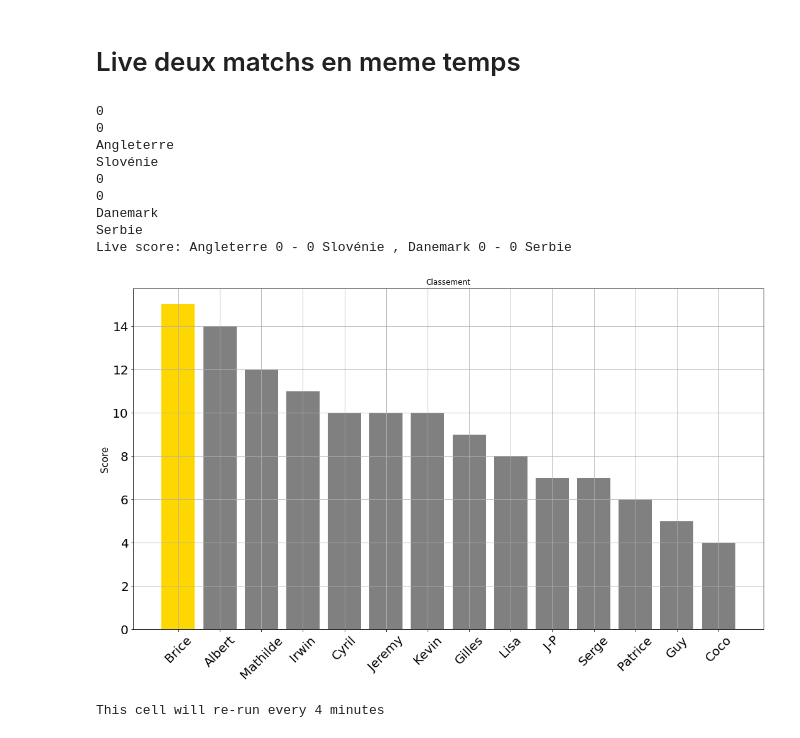
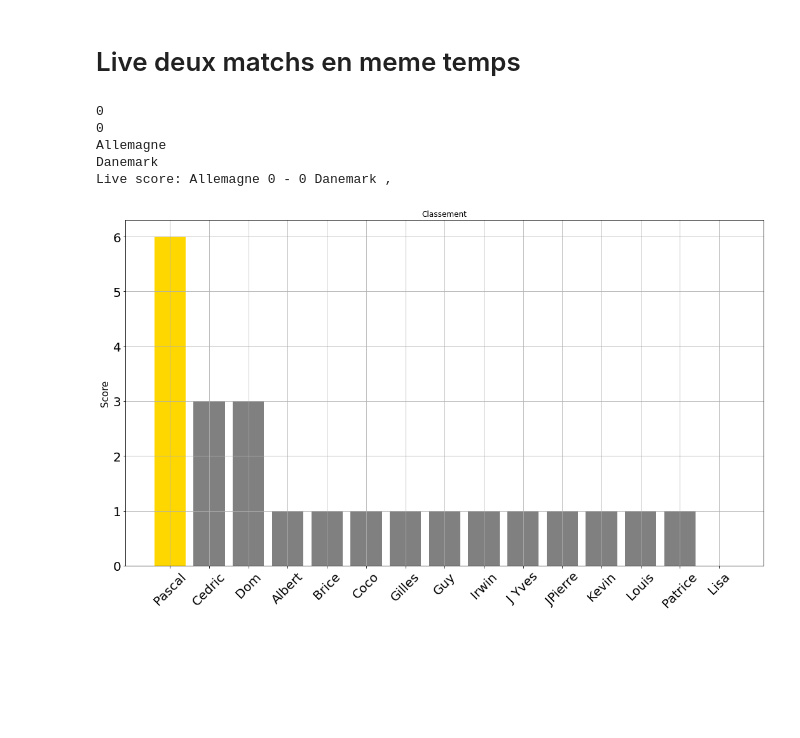
Before and after one commit to coraliegrobel/Classement, a Jupyter notebook: test2.ipynb, the cells around one changed output. Saved outputs shown, nothing was run; the diff lists cells and outputs as text; code cells hidden in the pictures; blank space fills up the shorter version.

Commit message:
Update classement plot

```diff
--- a/test2.ipynb
+++ b/test2.ipynb
@@ -40,17 +38,7 @@ for match in all_match:
     b = match + " score_final"
     df[b] = "Pas joué"
 # %%
-df["Georg - Tcheq score_final"] = "1-1"
-df["Turq- Port score_final"] = "0-3"
-df["Belg - Roum score_final"] = "2-0"
-df["Ecos - Hongr score_final"] = "0-1"
-df["Suis - All score_final"] = "1-1"
-df["Croat - Ita score_final"] = "1-1"
-df["Alban - Esp score_final"] = "0-1"
-df["Fra - Pol score_final"] = "1-1"
-df["Pays-B - Autri score_final"] = "2-3"
-df["Dan - Serb score_final"] = "0-0"
-df["Angl - Slo score_final"] = "0-0"
+df["Suisse-Italie score_final"] = "2-0"
 # %%
 for match in all_match:
     s = match + " points"
@@ -69,8 +57,7 @@ df['total_score'] = df[score_columns].sum(axis=1)
 # %% [markdown]
 # Affichage
 # %%
-affichage = ['Participants', 'Belg - Roum', 'Georg - Tcheq', 'Turq- Port',
-       'Ecos - Hongr', 'Suis - All', 'Croat - Ita', 'Alban - Esp',
-       'Dan - Serb', 'Angl - Slo', 'Fra - Pol', 'Pays-B - Autri', "total_score"]
+affichage = ['Participants', 'Suisse-Italie', 'All-Danemark', 'Angl-Slovak',
+       'Esp-Georgie', 'France-Belgique', 'Portugal-Sloven', "total_score"]
 df[affichage]
 # %% [output]
@@ -414,16 +402,16 @@ while True:
 
     # Match 1
     driver1 = webdriver.Chrome(options=chrome_options)
-    driver1.get("https://www.livescore.in/fr/match/tAQfuwDk/#/resume-du-match/resume-du-match")
+    driver1.get("https://www.livescore.in/fr/match/UmziYSZ0/#/resume-du-match/resume-du-match")
 
     # Match 2
-    driver2 = webdriver.Chrome(options=chrome_options)
-    driver2.get("https://www.livescore.in/fr/match/zXPbvcSe/#/resume-du-match/resume-du-match")
+    #driver2 = webdriver.Chrome(options=chrome_options)
+    #driver2.get("https://www.livescore.in/fr/match/zXPbvcSe/#/resume-du-match/resume-du-match")
 
     try:
         # Initialize variables
         home_team1, domicile1, exterieur1, ext_team1 = None, None, None, None
-        home_team2, domicile2, exterieur2, ext_team2 = None, None, None, None
+        #home_team2, domicile2, exterieur2, ext_team2 = None, None, None, None
 
         # Match 1
         try:
@@ -441,7 +429,7 @@ while True:
             print(ext_team1.text)
         except (NoSuchElementException, TimeoutException):
             print("Match 1 details not available.")
-
+        """
         # Match 2
         try:
             container2 = WebDriverWait(driver2, 10).until(
@@ -457,14 +445,14 @@ while True:
             print(home_team2.text)
             print(ext_team2.text)
         except (NoSuchElementException, TimeoutException):
-            print("Match 2 details not available.")
+            print("Match 2 details not available.")"""
 
         # Text
         live_score_text = (
             f"Live score: {home_team1.text if home_team1 else 'N/A'} {domicile1.text if domicile1 else 'N/A'} - "
             f"{exterieur1.text if exterieur1 else 'N/A'} {ext_team1.text if ext_team1 else 'N/A'} , "
-            f"{home_team2.text if home_team2 else 'N/A'} {domicile2.text if domicile2 else 'N/A'} - "
-            f"{exterieur2.text if exterieur2 else 'N/A'} {ext_team2.text if ext_team2 else 'N/A'}"
+            #f"{home_team2.text if home_team2 else 'N/A'} {domicile2.text if domicile2 else 'N/A'} - "
+            #f"{exterieur2.text if exterieur2 else 'N/A'} {ext_team2.text if ext_team2 else 'N/A'}"
         )
         print(live_score_text)
 
@@ -473,18 +461,18 @@ while True:
 
         # Match 1 DataFrame update
         if domicile1 and exterieur1:
-            df['Angl - Slo score_final'] = str(domicile1.text) + "-" + str(exterieur1.text)
-            s = "Angl - Slo points"
-            a = "Angl - Slo real winner"
-            int_ = "Angl - Slo basic"
-            score = "Angl - Slo score_final"
+            df['All-Danemark score_final'] = str(domicile1.text) + "-" + str(exterieur1.text)
+            s = "All-Danemark points"
+            a = "All-Danemark real winner"
+            int_ = "All-Danemark basic"
+            score = "All-Danemark score_final"
             df[a] = df[score].apply(lambda x: compute_winner(x))
-            df[s] = np.where(df["Angl - Slo score_final"] == df['Angl - Slo'], 3, 0)
-            df[int_] = np.where(df["Angl - Slo winner"] == df[a], 1, 0)
+            df[s] = np.where(df["All-Danemark score_final"] == df['All-Danemark'], 3, 0)
+            df[int_] = np.where(df["All-Danemark winner"] == df[a], 1, 0)
             df[int_] = df.apply(lambda row: 0 if row[s] == 3 else row[int_], axis=1)
             df[s] = df[s] + df[int_]
             df.drop(int_, axis=1, inplace=True)
-
+        """
         # Match 2 DataFrame update
         if domicile2 and exterieur2:
             df['Dan - Serb score_final'] = str(domicile2.text) + "-" + str(exterieur2.text)
@@ -498,7 +486,7 @@ while True:
             df[int_] = df.apply(lambda row: 0 if row[s] == 3 else row[int_], axis=1)
             df[s] = df[s] + df[int_]
             df.drop(int_, axis=1, inplace=True)
-
+        """
         # Score
         score_columns = [col for col in df.columns if col.endswith('points')]
         df['total_score'] = df[score_columns].sum(axis=1)
@@ -506,39 +494,34 @@ while True:
         test.reset_index(inplace=True)
         affichage_2 = df[affichage].sort_values("total_score", ascending=False)
         affichage_2.to_html('classement_table.html', index=False)
 
         plt.figure(figsize=(18, 10))
         plt.bar(test["Participants"], test["total_score"], color=['gold', "grey","grey","grey","grey","grey","grey","grey","grey","grey","grey","grey","grey","grey"] * 11)
         plt.ylabel('Score', fontsize=15)
         plt.title('Classement')
         plt.xticks(fontsize=20, rotation=45)
         plt.yticks(fontsize=20)
         plt.grid(True)
         plt.savefig('classement.png')
         plt.show()
         plt.close()
 
         status_output = subprocess.run(['git', 'status', '--porcelain'], capture_output=True, text=True).stdout.strip()
 
         if status_output:
             subprocess.run(['git', 'add', 'classement.png', 'index.html', 'classement_table.html', "test2.ipynb", "index.html", "live_score.html"], check=True)
             subprocess.run(['git', 'commit', '-m', 'Update classement plot'], check=True)
             subprocess.run(['git', 'push'], check=True)
     finally:
         driver1.quit()
-        driver2.quit()
+        #driver2.quit()
 
     # Sleep for 4 minutes (4 minutes * 60 seconds)
     time.sleep(4 * 60)
 # %% [output]
 0
 0
-Angleterre
-Slovénie
-0
-0
+Allemagne
 Danemark
-Serbie
-Live score: Angleterre 0 - 0 Slovénie , Danemark 0 - 0 Serbie
+Live score: Allemagne 0 - 0 Danemark ,
-[figure, old version]
+[figure, new version]
-This cell will re-run every 4 minutes
```
Also changed, not shown: parts of 6 cells of this notebook.
